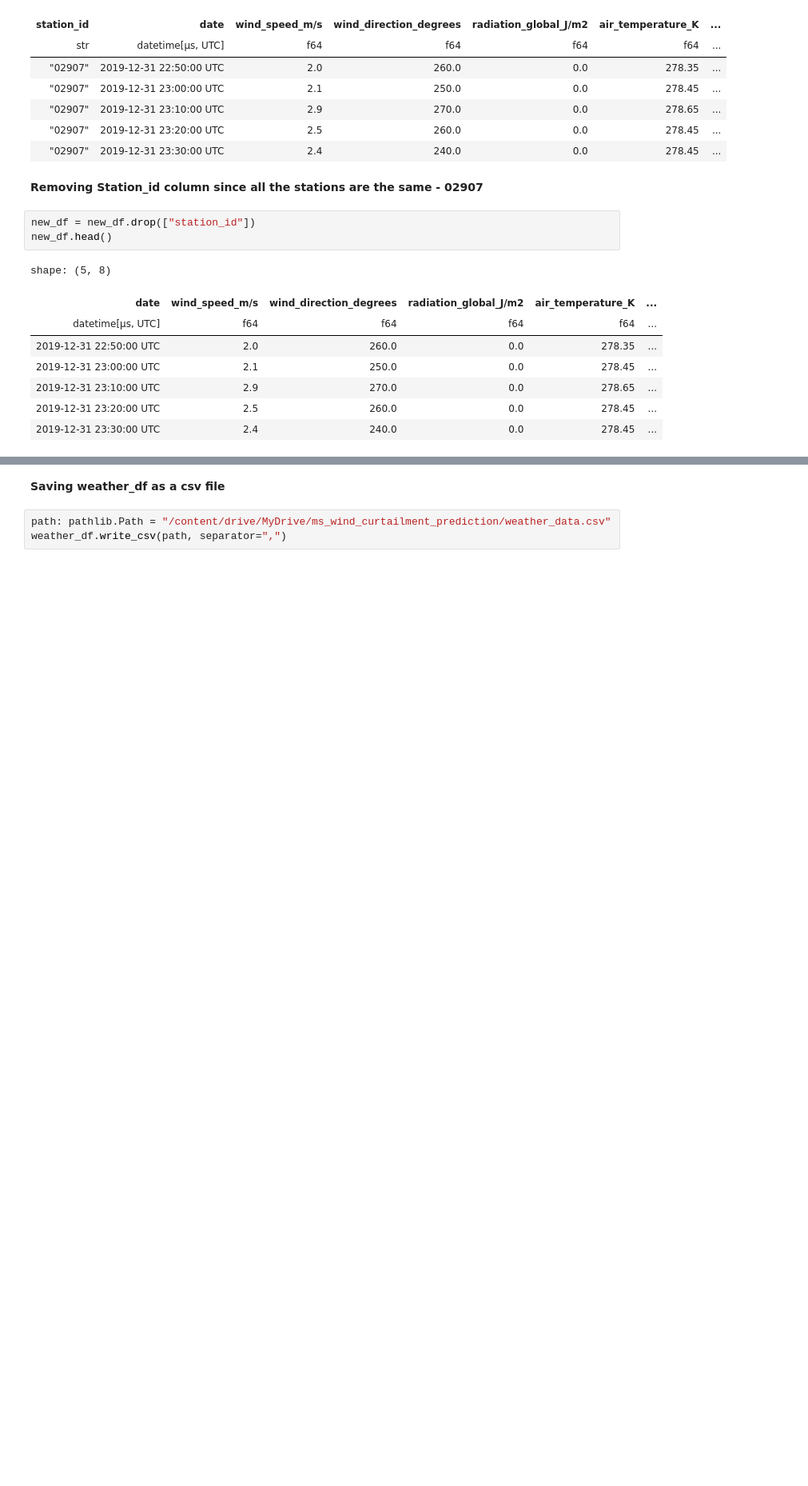
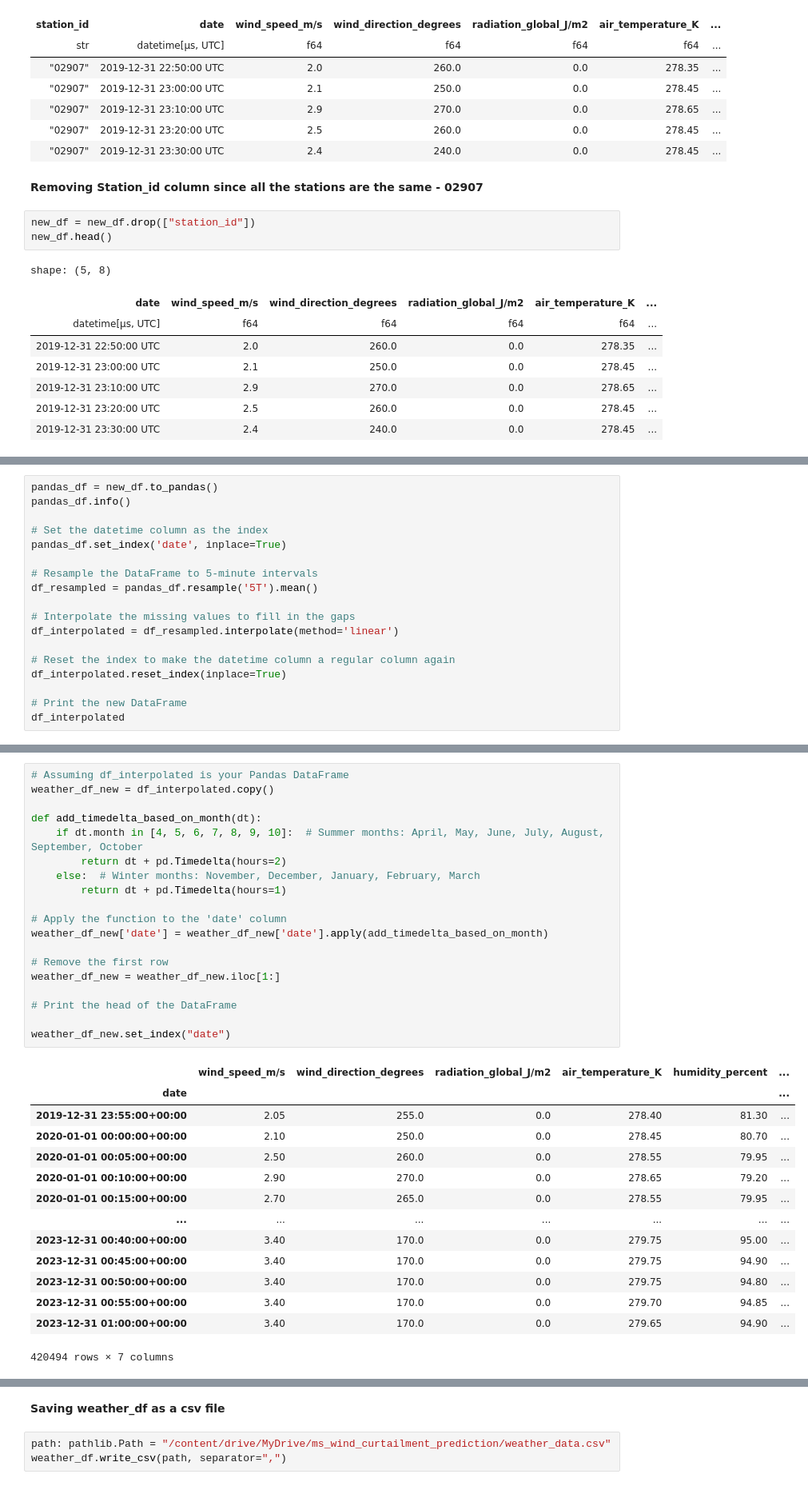
Before and after one commit to mgondeck/wind_curtailment_prediction, a Jupyter notebook: weather_data/wetterdienst.ipynb, the cells around one changed output, grey strips where cells are left out. Shown at 80% size. Saved outputs shown, nothing was run; the diff lists cells and outputs as text; blank space fills up the shorter version.

```diff
--- a/weather_data/wetterdienst.ipynb
+++ b/weather_data/wetterdienst.ipynb
@@ -135,0 +140,18 @@ shape: (5, 8)
+# %%
+pandas_df = new_df.to_pandas()
+pandas_df.info()
+
+# Set the datetime column as the index
+pandas_df.set_index('date', inplace=True)
+
+# Resample the DataFrame to 5-minute intervals
+df_resampled = pandas_df.resample('5T').mean()
+
+# Interpolate the missing values to fill in the gaps
+df_interpolated = df_resampled.interpolate(method='linear')
+
+# Reset the index to make the datetime column a regular column again
+df_interpolated.reset_index(inplace=True)
+
+# Print the new DataFrame
+df_interpolated
@@ -140,3 +191,37 @@ shape: (5, 8)
 Standard time:	UTC +1	Central European Time (CET)
 Daylight saving time:	UTC +2	Central European Summertime (CEST)
 ![Screenshot 2024-02-19 at 10.19.15 AM.png](attachment:828188b3-b04a-4619-8b20-7a4f1014e0d3.png)
+# %%
+# Assuming df_interpolated is your Pandas DataFrame
+weather_df_new = df_interpolated.copy()
+
+def add_timedelta_based_on_month(dt):
+    if dt.month in [4, 5, 6, 7, 8, 9, 10]:  # Summer months: April, May, June, July, August, September, October
+        return dt + pd.Timedelta(hours=2)
+    else:  # Winter months: November, December, January, February, March
+        return dt + pd.Timedelta(hours=1)
+
+# Apply the function to the 'date' column
+weather_df_new['date'] = weather_df_new['date'].apply(add_timedelta_based_on_month)
+
+# Remove the first row
+weather_df_new = weather_df_new.iloc[1:]
+
+# Print the head of the DataFrame
+
+weather_df_new.set_index("date")
+# %% [output]
+|  | wind_speed_m/s | wind_direction_degrees | radiation_global_J/m2 | air_temperature_K | humidity_percent | ... |
+| date |  |  |  |  |  | ... |
+| 2019-12-31 23:55:00+00:00 | 2.05 | 255.0 | 0.0 | 278.40 | 81.30 | ... |
+| 2020-01-01 00:00:00+00:00 | 2.10 | 250.0 | 0.0 | 278.45 | 80.70 | ... |
+| 2020-01-01 00:05:00+00:00 | 2.50 | 260.0 | 0.0 | 278.55 | 79.95 | ... |
+| 2020-01-01 00:10:00+00:00 | 2.90 | 270.0 | 0.0 | 278.65 | 79.20 | ... |
+| 2020-01-01 00:15:00+00:00 | 2.70 | 265.0 | 0.0 | 278.55 | 79.95 | ... |
+| ... | ... | ... | ... | ... | ... | ... |
+| 2023-12-31 00:40:00+00:00 | 3.40 | 170.0 | 0.0 | 279.75 | 95.00 | ... |
+| 2023-12-31 00:45:00+00:00 | 3.40 | 170.0 | 0.0 | 279.75 | 94.90 | ... |
+| 2023-12-31 00:50:00+00:00 | 3.40 | 170.0 | 0.0 | 279.75 | 94.80 | ... |
+| 2023-12-31 00:55:00+00:00 | 3.40 | 170.0 | 0.0 | 279.70 | 94.85 | ... |
+| 2023-12-31 01:00:00+00:00 | 3.40 | 170.0 | 0.0 | 279.65 | 94.90 | ... |
+420494 rows × 7 columns
```
Also changed, not shown: parts of 15 cells of this notebook.
